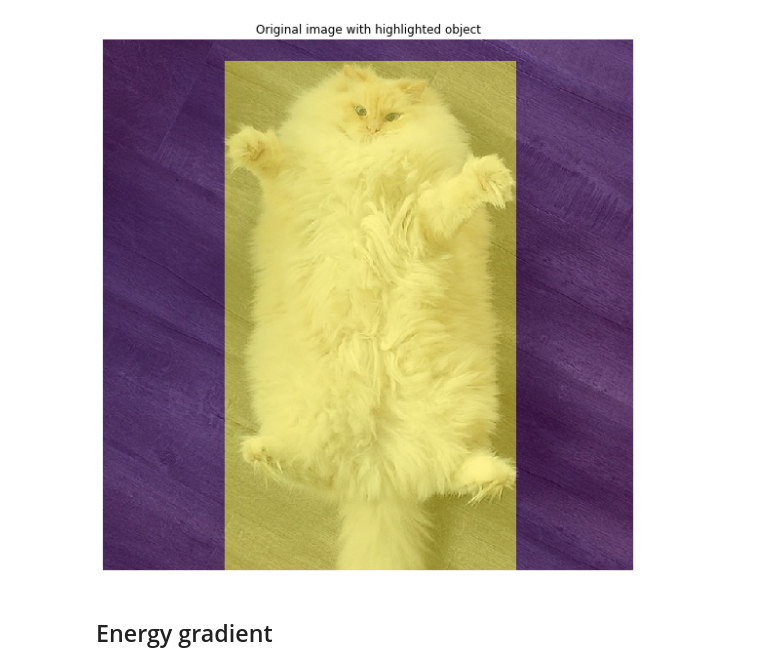
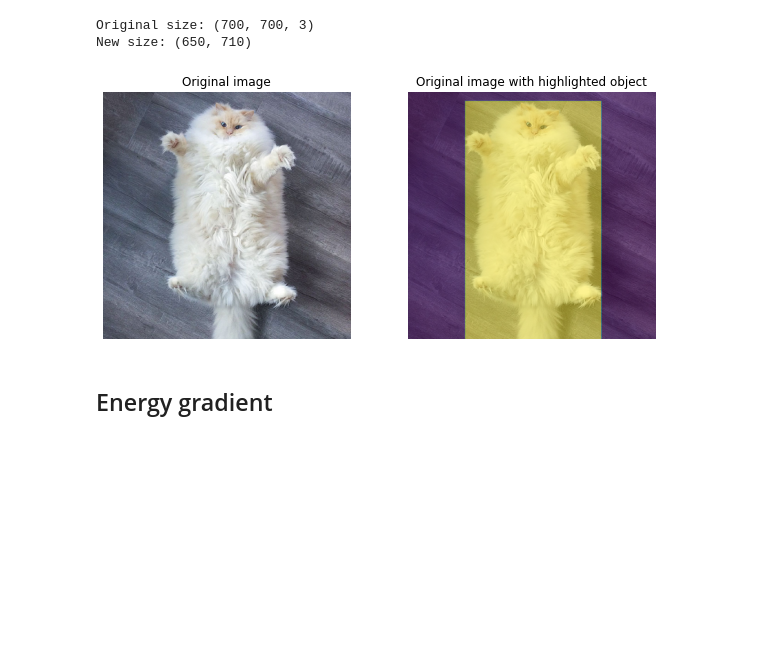
Before and after one commit to MariaKokshaikina/SeamCarving, a Jupyter notebook: Experiments.ipynb, the cells around one changed output. Saved outputs shown, nothing was run; the diff lists cells and outputs as text; code cells hidden in the pictures; blank space fills up the shorter version.

```diff
--- a/Experiments.ipynb
+++ b/Experiments.ipynb
@@ -17,28 +17,38 @@ img.save(os.path.join('images/cat.jpg'))
 # %%
 img_path = 'images/cat.jpg'
 
-old_height = np.array(img).shape[1]
-old_width = np.array(img).shape[0]
+print('Original size:', np.array(img).shape)
+
 new_size = (650, 710)
+print('New size:', new_size)
+# %% [output]
+Original size: (700, 700, 3)
+New size: (650, 710)
+# %%
+upper = 0.04
+bottom = 1
+left = 0.23
+right = 0.78
+
+importance_map = get_importance_map_from_borders(img, upper, bottom, left, right)
+importance_map_img = Image.fromarray(np.uint8(importance_map), 'L')
 # %%
-importance_map = np.zeros(np.asarray(img)[:,:,0].shape)
+plt.figure(figsize=(10,10))
 
-object_border_upper = round(old_height * 0.04)
-object_border_bottom = round(old_height)
-object_border_left = round(old_width * 0.23)
-object_border_right = round(old_width * 0.78)
+plt.subplot(221)
+plt.imshow(img)
+plt.axis(False)
+plt.title('Original image')
 
-importance_map[object_border_upper:object_border_bottom, object_border_left:object_border_right] = 1
-importance_map_img = Image.fromarray(np.uint8(importance_map), 'L')
-
-plt.figure(figsize=(10,10))
+plt.subplot(222)
 plt.imshow(img)
 plt.axis(False)
 plt.imshow(importance_map_img, alpha=.5)
 plt.axis(False)
 plt.title('Original image with highlighted object')
+
 plt.show()
 # %% [output]
-[figure, old version]
+[figure, new version]
 # %% [markdown]
 ## Energy gradient
```
Also changed, not shown: parts of 8 cells of this notebook, 3 other files.
